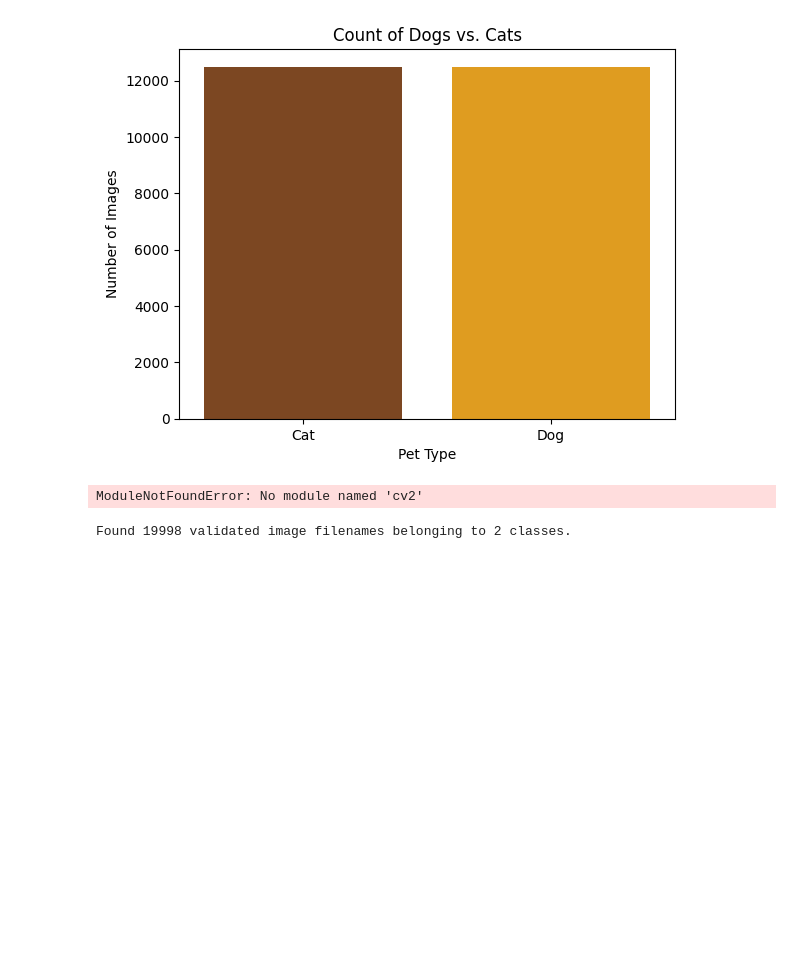
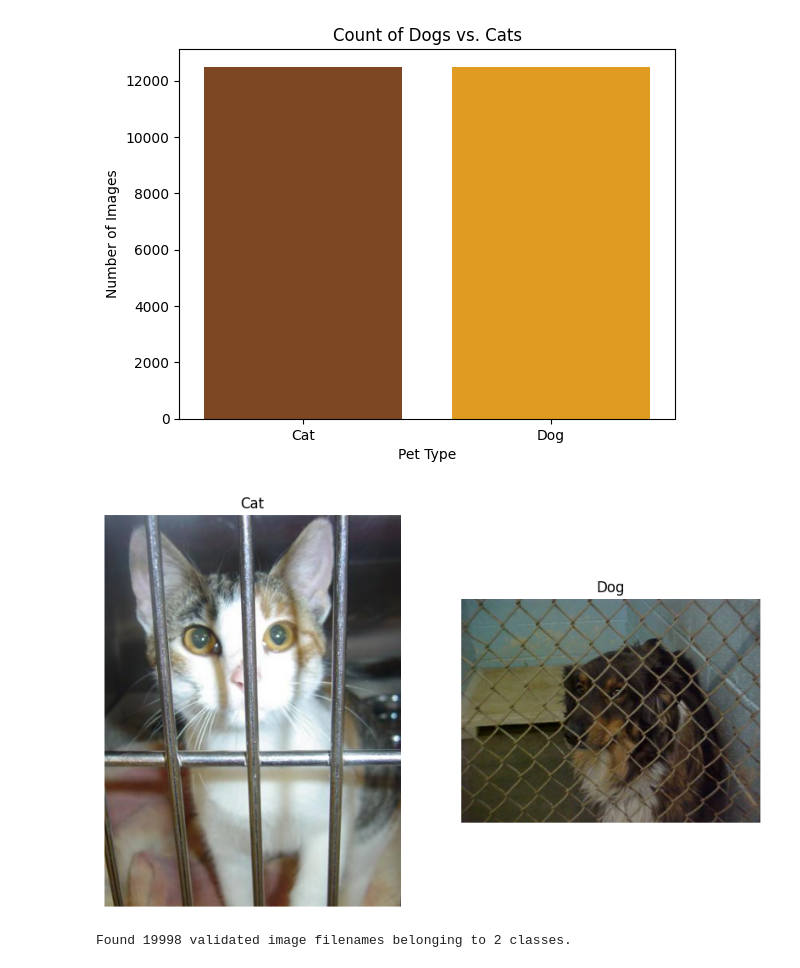
Before and after one commit to luukas20/cnn-cat-vs-dog, a Jupyter notebook: notebooks/resnet50.ipynb, the cells around one changed output. Cells and saved outputs as stored; diff of their text form; code cells hidden in the pictures; blank space fills up the shorter version.

```diff
--- a/notebooks/resnet50.ipynb
+++ b/notebooks/resnet50.ipynb
@@ -74,24 +72,26 @@ Passing `palette` without assigning `hue` is deprecated and will be removed in v
   sns.countplot(x='Labels', data=all_df, palette=colors)
 [figure]
 # %%
-import cv2
+import matplotlib.pyplot as plt
+import matplotlib.image as mpimg
+import os
 
 plt.figure(figsize=(10, 6))
 
 for i, label in enumerate(all_df['Labels'].unique()):
     sample = all_df[all_df['Labels'] == label].sample(1).iloc[0]
     img_path = os.path.join(directory, sample['Images'])
-    img = cv2.imread(img_path)
-    img = cv2.cvtColor(img, cv2.COLOR_BGR2RGB)
+
+    img = mpimg.imread(img_path)
 
     plt.subplot(1, len(all_df['Labels'].unique()), i+1)
     plt.imshow(img)
     plt.title(label)
     plt.axis('off')
 
 plt.show()
 # %% [output]
-ModuleNotFoundError: No module named 'cv2'
+[figure, added]
 # %%
 from sklearn.model_selection import train_test_split
 from tensorflow.keras.preprocessing.image import ImageDataGenerator
```
Also changed, not shown: parts of 6 cells of this notebook.
